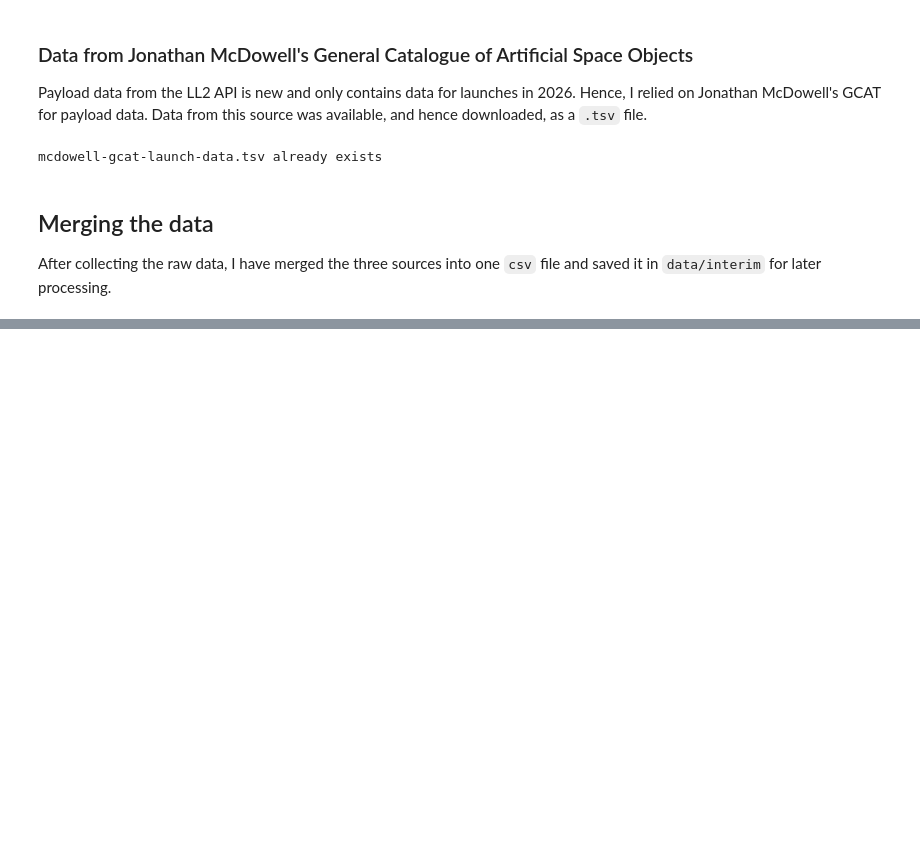
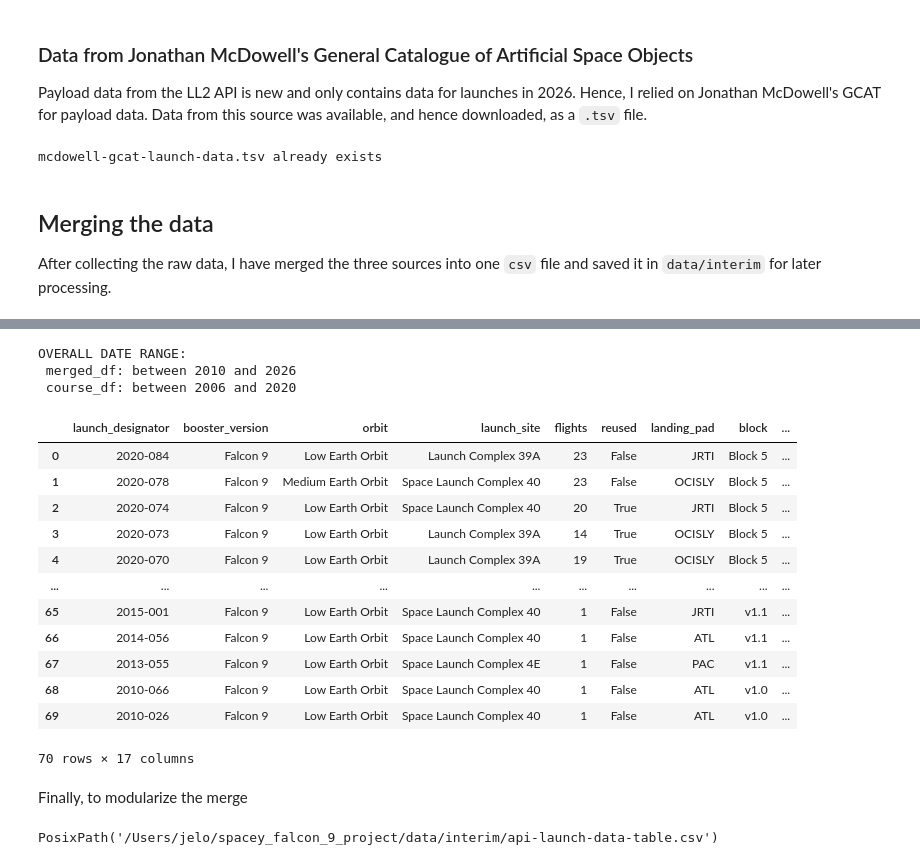
Before and after one commit to svd-jelo/SpaceY-Falcon-9-Project, a Jupyter notebook: notebooks/0.1-cjra-data-collection-1.ipynb, the cells around one changed output, grey strips where cells are left out. Drawn from its saved outputs; the diff is of its cells as text; code cells hidden in the pictures; blank space fills up the shorter version.

```diff
--- a/notebooks/0.1-cjra-data-collection-1.ipynb
+++ b/notebooks/0.1-cjra-data-collection-1.ipynb
@@ -177,0 +712,34 @@ After collecting the raw data, I have merged the three sources into one `csv` fi
+# %%
+print('OVERALL DATE RANGE:\n merged_df: between {} and {}\n course_df: between {} and {}'.format(
+    merged_df['launch_date'].min().year, merged_df['launch_date'].max().year,
+    course_df['launch_date'].min().year, course_df['launch_date'].max().year
+))
+# %% [output]
+OVERALL DATE RANGE:
+ merged_df: between 2010 and 2026
+ course_df: between 2006 and 2020
+# %%
+merged_df = merged_df.drop(index=duplicate_dates.index)
+# %%
+try:
+    merged_df = merged_df.merge(course_df, on='launch_date', how='inner', validate='1:1')
+except Exception as e:
+    print(e)
+# %%
+merged_df
+# %% [output]
+|  | launch_designator | booster_version | orbit | launch_site | flights | reused | landing_pad | block | ... |
+| 0 | 2020-084 | Falcon 9 | Low Earth Orbit | Launch Complex 39A | 23 | False | JRTI | Block 5 | ... |
+| 1 | 2020-078 | Falcon 9 | Medium Earth Orbit | Space Launch Complex 40 | 23 | False | OCISLY | Block 5 | ... |
+| 2 | 2020-074 | Falcon 9 | Low Earth Orbit | Space Launch Complex 40 | 20 | True | JRTI | Block 5 | ... |
+| 3 | 2020-073 | Falcon 9 | Low Earth Orbit | Launch Complex 39A | 14 | True | OCISLY | Block 5 | ... |
+| 4 | 2020-070 | Falcon 9 | Low Earth Orbit | Launch Complex 39A | 19 | True | OCISLY | Block 5 | ... |
+| ... | ... | ... | ... | ... | ... | ... | ... | ... | ... |
+| 65 | 2015-001 | Falcon 9 | Low Earth Orbit | Space Launch Complex 40 | 1 | False | JRTI | v1.1 | ... |
+| 66 | 2014-056 | Falcon 9 | Low Earth Orbit | Space Launch Complex 40 | 1 | False | ATL | v1.1 | ... |
+| 67 | 2013-055 | Falcon 9 | Low Earth Orbit | Space Launch Complex 4E | 1 | False | PAC | v1.1 | ... |
+| 68 | 2010-066 | Falcon 9 | Low Earth Orbit | Space Launch Complex 40 | 1 | False | ATL | v1.0 | ... |
+| 69 | 2010-026 | Falcon 9 | Low Earth Orbit | Space Launch Complex 40 | 1 | False | ATL | v1.0 | ... |
+70 rows × 17 columns
+# %% [markdown]
+Finally, to modularize the merge
@@ -177,0 +791,5 @@ After collecting the raw data, I have merged the three sources into one `csv` fi
+# %%
+csv_path = Path.cwd().parent / 'data' / 'interim' / 'api-launch-data-table.csv'
+merge_launch_data(ll2_df, gcat_df, course_df, csv_path=csv_path)
+# %% [output]
+PosixPath('/Users/jelo/spacey_falcon_9_project/data/interim/api-launch-data-table.csv')
```
Also changed, not shown: parts of 62 cells of this notebook, 2 other files.
